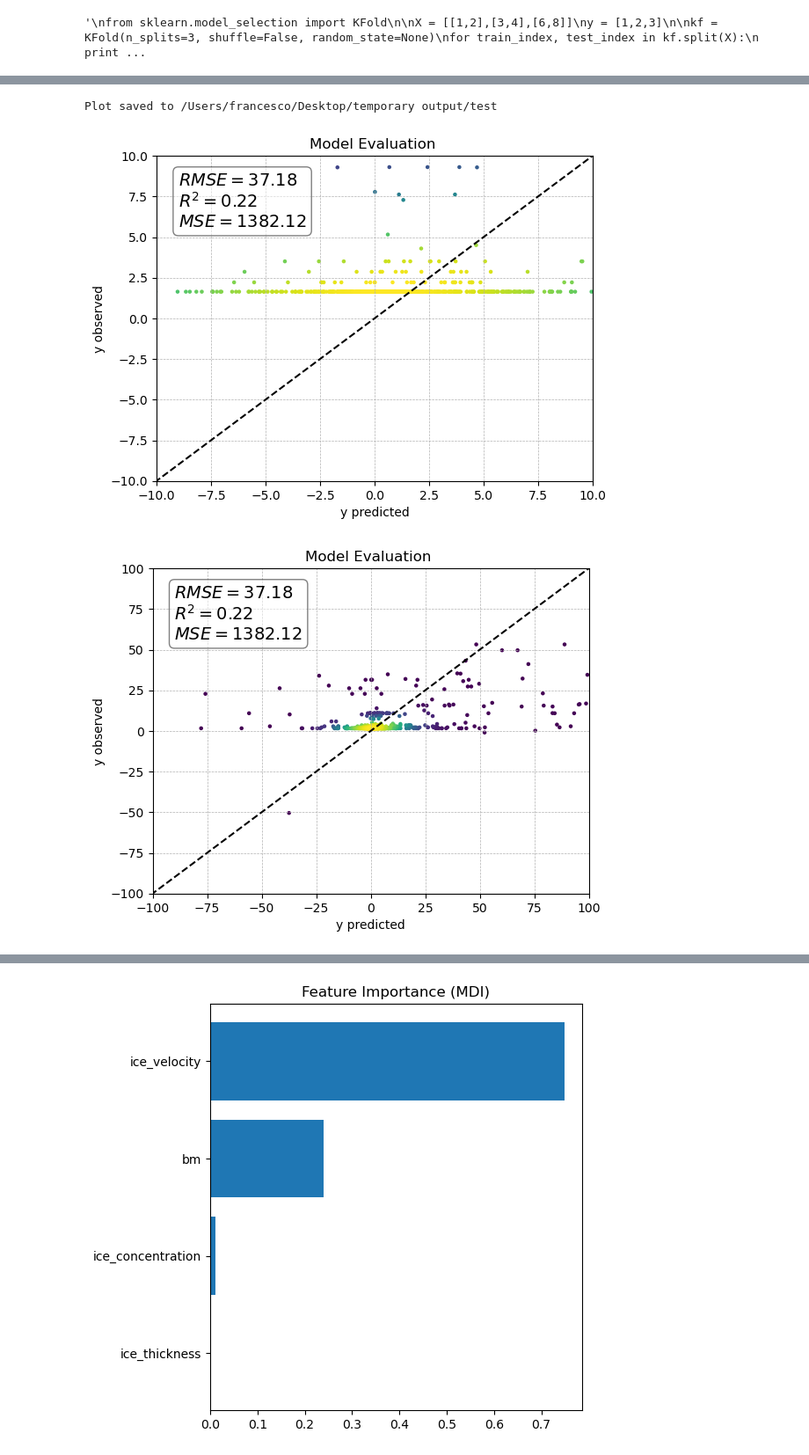
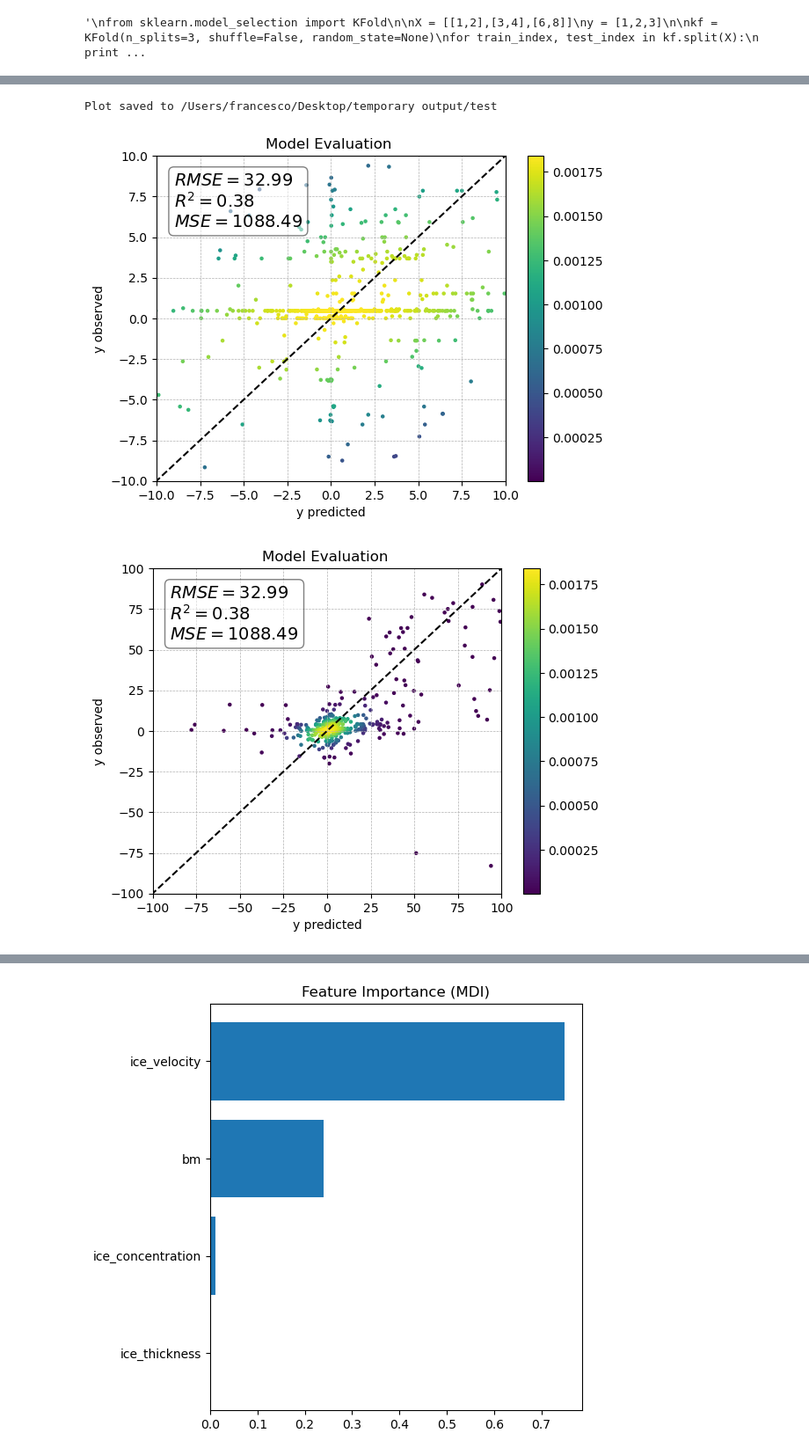
Before and after one commit to Moncada-Francesco-97/Calving-U-Net, a Jupyter notebook: Random_Forest/random_forest.ipynb, the cells around one changed output, grey strips where cells are left out. Shown at 88% size. Saved outputs shown, nothing was run; the diff lists cells and outputs as text; code cells hidden in the pictures.

```diff
--- a/Random_Forest/random_forest.ipynb
+++ b/Random_Forest/random_forest.ipynb
@@ -241,6 +240,7 @@ grid = {
     'max_depth': [2,5],
     'min_samples_split': [2, 5, 10], #no 1
     'min_samples_leaf': [2,5,10],
+    'max_features': [2,3],
     #'criterion': ['squared_error'],
 }
 
@@ -291,16 +291,16 @@ The std of the cross validation is:  1884.1891093825245
 # %%
 
 import importlib
 import rf_plot
 
 importlib.reload(rf_plot)  # Reload the module
 from rf_plot import plot_results
 
 
-plot_results(y, rf_fitted.predict(X), axis_lim= 10, save_dir= '/Users/francesco/Desktop/temporary output', title= 'test')
+plot_results(y, rf_fitted.fit(X,y).predict(X), axis_lim= 10, save_dir= '/Users/francesco/Desktop/temporary output', title= 'test')
 # %% [output]
 Plot saved to /Users/francesco/Desktop/temporary output/test
-[figure, old version]
+[figure, new version]
 # %%
 #Now plot the y modelled vs the y observed
 #First i need to fit the model on the whole training set
@@ -332,6 +332,9 @@ plt.xlabel('y predicted')
 plt.ylabel('y observed')
 sc = plt.scatter(ann_plt, y_plt, c=z, s=5)
 
+cbar = plt.colorbar(sc)
+#cbar.set_label('Point concentration', rotation = 90)
+
 textstr = '\n'.join((
     r'$RMSE=%.2f$' % (mean_squared_error(y_data, y_modeled, squared=False), ),
     r'$R^2=%.2f$' % (r2_score(y_data, y_modeled), ),
@@ -352,7 +355,7 @@ plt.ylim(-100, 100)
 plt.grid(True, linestyle='--', linewidth=0.5)
 plt.show()
 # %% [output]
-[figure, old version]
+[figure, new version]
 # %%
 #Trying the plot function
 
```
Also changed, not shown: parts of 9 cells of this notebook, 2 other files.
